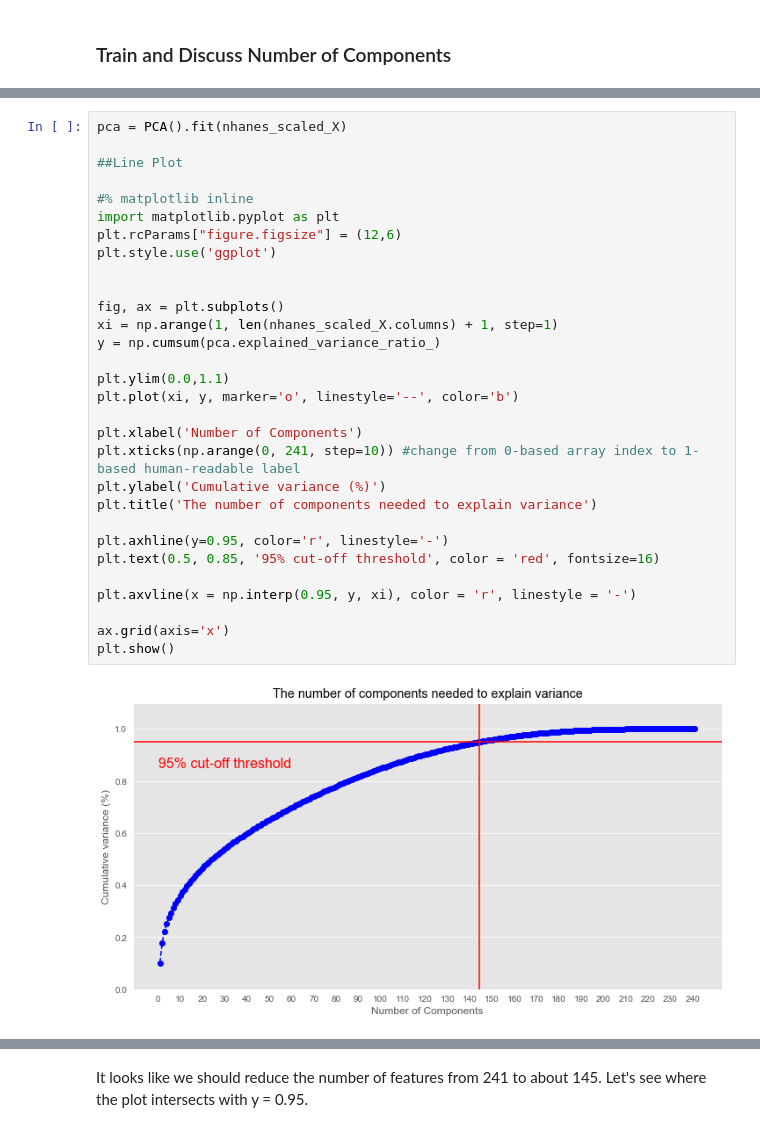
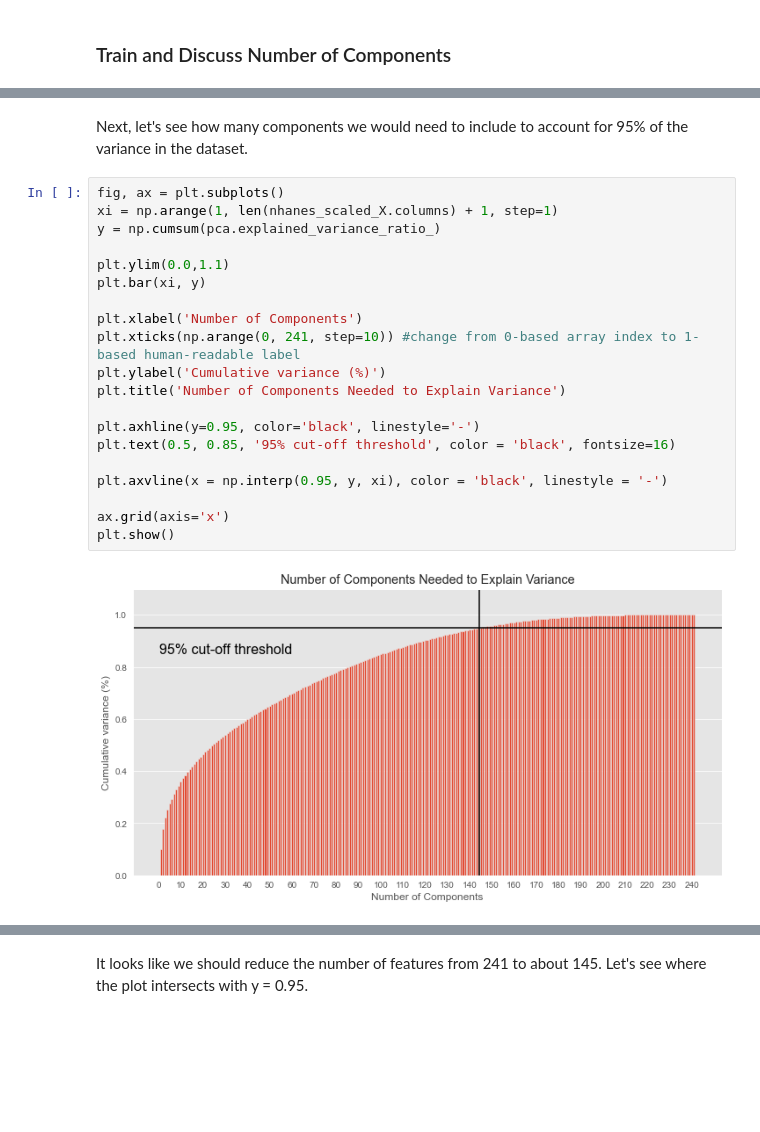
Before and after one commit to lawrence-j-liu/CSS_Project-4_Team-5_Fall-2020, a Jupyter notebook: Project 4 Students.ipynb, the cells around one changed output, grey strips where cells are left out. Cells and saved outputs as stored; diff of their text form; blank space fills up the shorter version.

```diff
--- a/Project 4 Students.ipynb
+++ b/Project 4 Students.ipynb
@@ -109,32 +137,24 @@ Code for graph below adapted from: https://www.mikulskibartosz.name/pca-how-to-c
+# %% [markdown]
+Next, let's see how many components we would need to include to account for 95% of the variance in the dataset.
 # %%
-pca = PCA().fit(nhanes_scaled_X)
-
-##Line Plot
-
-#% matplotlib inline
-import matplotlib.pyplot as plt
-plt.rcParams["figure.figsize"] = (12,6)
-plt.style.use('ggplot')
-
-
 fig, ax = plt.subplots()
 xi = np.arange(1, len(nhanes_scaled_X.columns) + 1, step=1)
 y = np.cumsum(pca.explained_variance_ratio_)
 
 plt.ylim(0.0,1.1)
-plt.plot(xi, y, marker='o', linestyle='--', color='b')
+plt.bar(xi, y)
 
 plt.xlabel('Number of Components')
 plt.xticks(np.arange(0, 241, step=10)) #change from 0-based array index to 1-based human-readable label
 plt.ylabel('Cumulative variance (%)')
-plt.title('The number of components needed to explain variance')
+plt.title('Number of Components Needed to Explain Variance')
 
-plt.axhline(y=0.95, color='r', linestyle='-')
-plt.text(0.5, 0.85, '95% cut-off threshold', color = 'red', fontsize=16)
+plt.axhline(y=0.95, color='black', linestyle='-')
+plt.text(0.5, 0.85, '95% cut-off threshold', color = 'black', fontsize=16)
 
-plt.axvline(x = np.interp(0.95, y, xi), color = 'r', linestyle = '-')
+plt.axvline(x = np.interp(0.95, y, xi), color = 'black', linestyle = '-')
 
 ax.grid(axis='x')
 plt.show()
 # %% [output]
-[figure, old version]
+[figure, new version]
```
Also changed, not shown: parts of 8 cells of this notebook.
